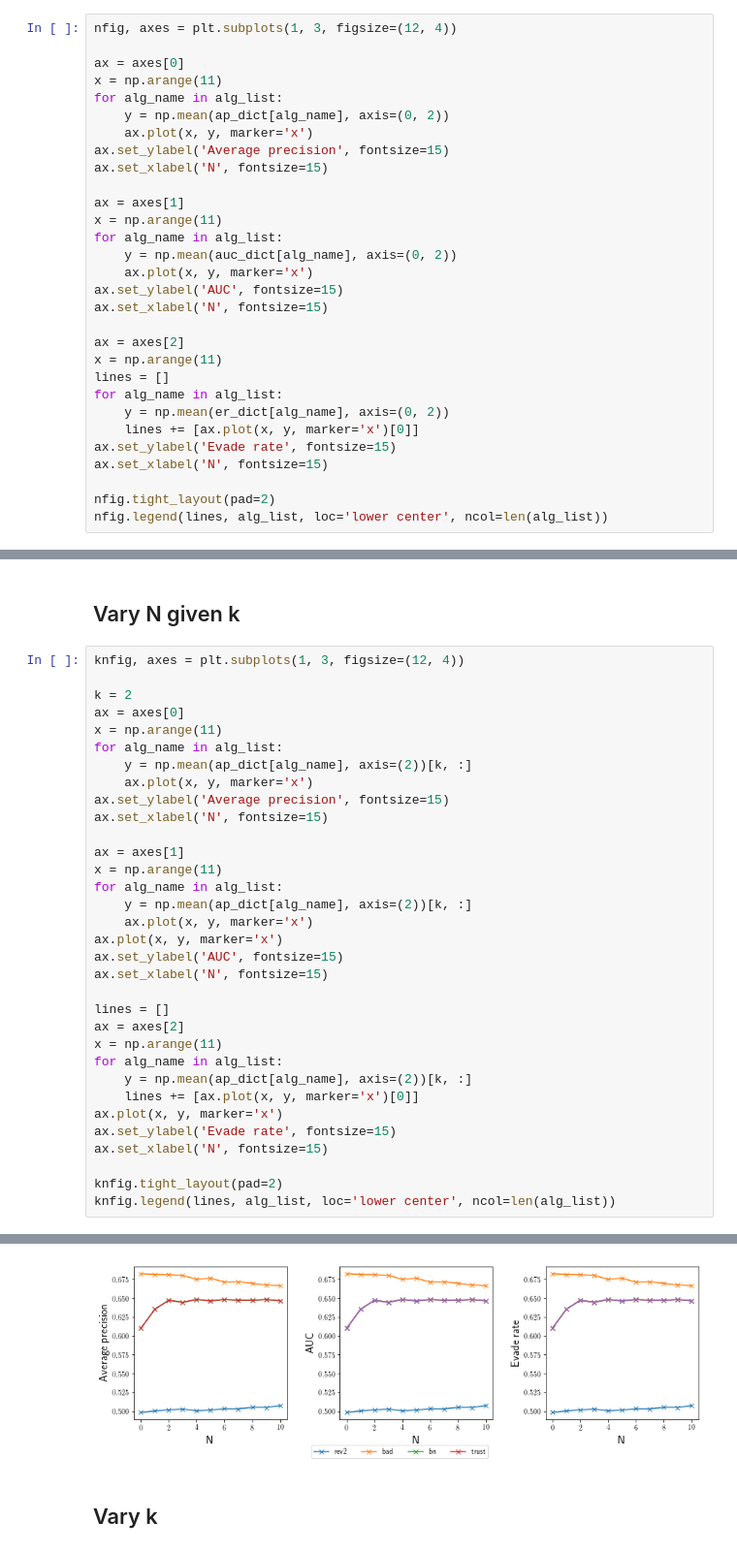
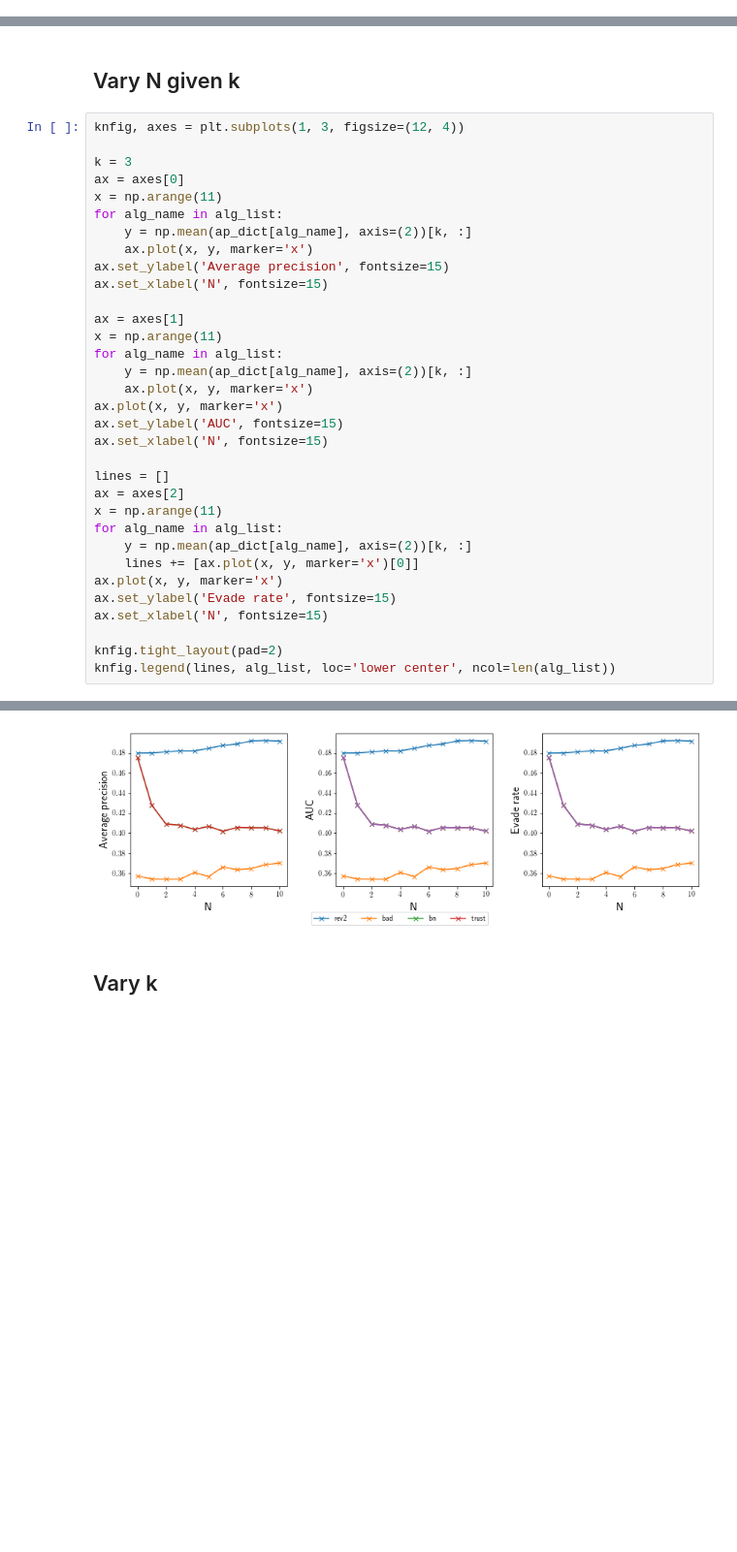
Before and after one commit to rzlll/DataMining, a Jupyter notebook: src/attack-eval.ipynb, the cells around one changed output, grey strips where cells are left out. Shown: that part at 97% size. Cells and saved outputs as stored; diff of their text form; blank space fills up the shorter version.

```diff
--- a/src/attack-eval.ipynb
+++ b/src/attack-eval.ipynb
@@ -75,32 +122,2 @@ trust
 # %% [markdown]
 ## Vary n
-# %%
-nfig, axes = plt.subplots(1, 3, figsize=(12, 4))
-
-ax = axes[0]
-x = np.arange(11)
-for alg_name in alg_list:
-    y = np.mean(ap_dict[alg_name], axis=(0, 2))
-    ax.plot(x, y, marker='x')
-ax.set_ylabel('Average precision', fontsize=15)
-ax.set_xlabel('N', fontsize=15)
-
-ax = axes[1]
-x = np.arange(11)
-for alg_name in alg_list:
-    y = np.mean(auc_dict[alg_name], axis=(0, 2))
-    ax.plot(x, y, marker='x')
-ax.set_ylabel('AUC', fontsize=15)
-ax.set_xlabel('N', fontsize=15)
-
-ax = axes[2]
-x = np.arange(11)
-lines = []
-for alg_name in alg_list:
-    y = np.mean(er_dict[alg_name], axis=(0, 2))
-    lines += [ax.plot(x, y, marker='x')[0]]
-ax.set_ylabel('Evade rate', fontsize=15)
-ax.set_xlabel('N', fontsize=15)
-
-nfig.tight_layout(pad=2)
-nfig.legend(lines, alg_list, loc='lower center', ncol=len(alg_list))
@@ -112,38 +141,38 @@ nfig.legend(lines, alg_list, loc='lower center', ncol=len(alg_list))
 # %%
 knfig, axes = plt.subplots(1, 3, figsize=(12, 4))
 
-k = 2
+k = 3
 ax = axes[0]
 x = np.arange(11)
 for alg_name in alg_list:
     y = np.mean(ap_dict[alg_name], axis=(2))[k, :]
     ax.plot(x, y, marker='x')
 ax.set_ylabel('Average precision', fontsize=15)
 ax.set_xlabel('N', fontsize=15)
 
 ax = axes[1]
 x = np.arange(11)
 for alg_name in alg_list:
     y = np.mean(ap_dict[alg_name], axis=(2))[k, :]
     ax.plot(x, y, marker='x')
 ax.plot(x, y, marker='x')
 ax.set_ylabel('AUC', fontsize=15)
 ax.set_xlabel('N', fontsize=15)
 
 lines = []
 ax = axes[2]
 x = np.arange(11)
 for alg_name in alg_list:
     y = np.mean(ap_dict[alg_name], axis=(2))[k, :]
     lines += [ax.plot(x, y, marker='x')[0]]
 ax.plot(x, y, marker='x')
 ax.set_ylabel('Evade rate', fontsize=15)
 ax.set_xlabel('N', fontsize=15)
 
 knfig.tight_layout(pad=2)
 knfig.legend(lines, alg_list, loc='lower center', ncol=len(alg_list))
 # %% [output]
 <matplotlib.legend.Legend at 0x...>
-[figure, old version]
+[figure, new version]
 # %% [markdown]
 ## Vary k
```
Also changed, not shown: parts of 8 cells of this notebook, 1 other file.
